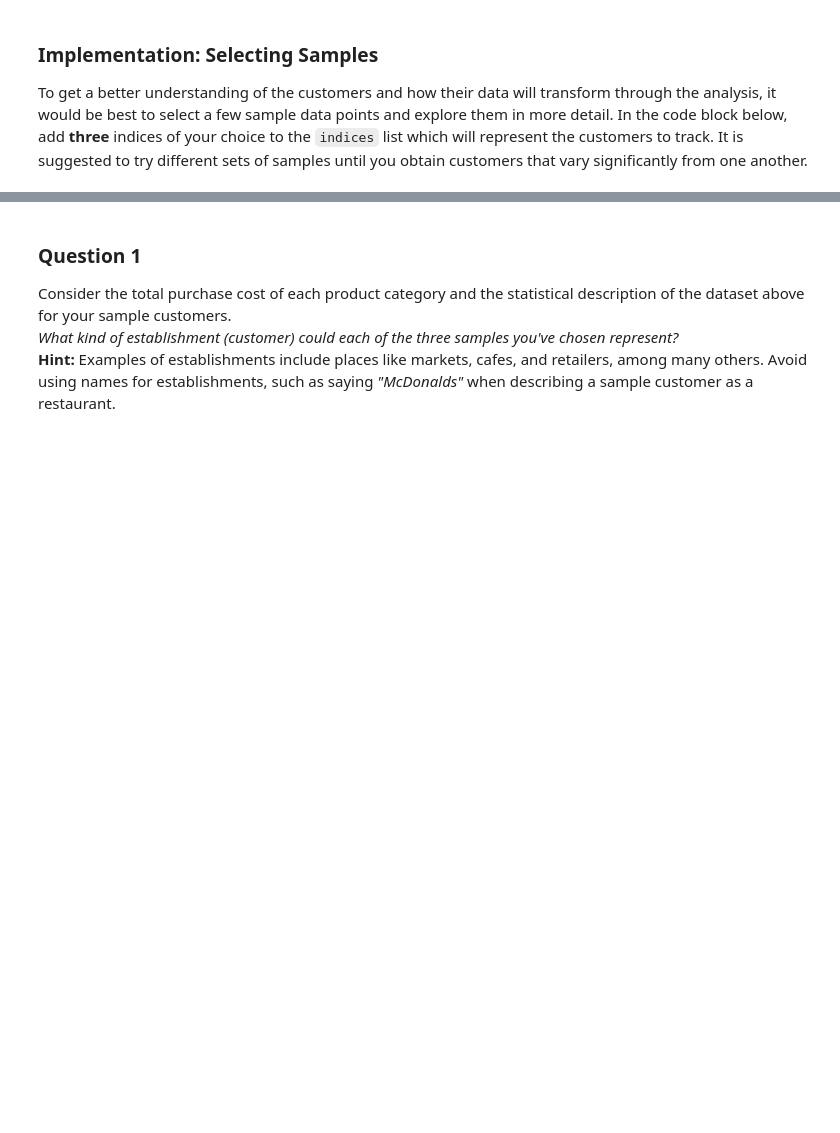
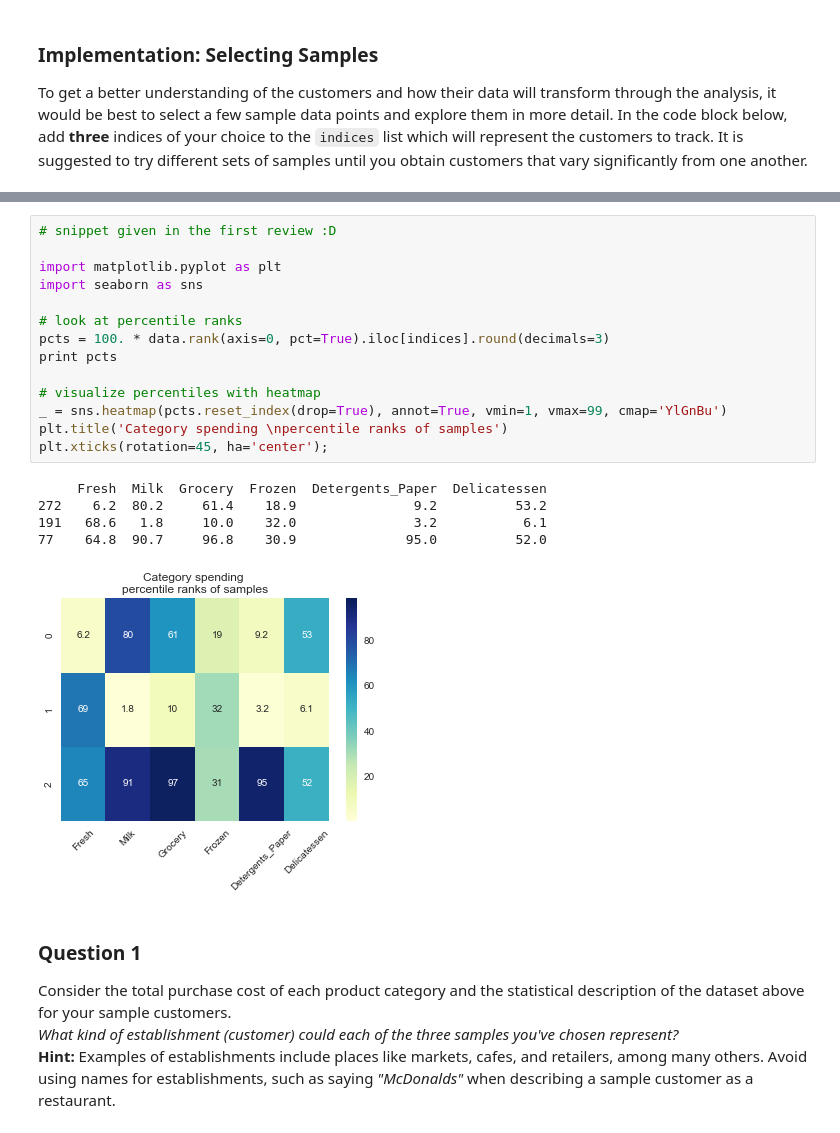
Before and after one commit to archelogos/ml-unsupervised-project, a Jupyter notebook: customer_segments.ipynb, the cells around one changed output, grey strips where cells are left out. Saved outputs shown, nothing was run; the diff lists cells and outputs as text; blank space fills up the shorter version.

```diff
--- a/customer_segments.ipynb
+++ b/customer_segments.ipynb
@@ -132,3 +132,23 @@ Sample '77':
+# %%
+# snippet given in the first review :D
+
+import matplotlib.pyplot as plt
+import seaborn as sns
+
+# look at percentile ranks
+pcts = 100. * data.rank(axis=0, pct=True).iloc[indices].round(decimals=3)
+print pcts
+
+# visualize percentiles with heatmap
+_ = sns.heatmap(pcts.reset_index(drop=True), annot=True, vmin=1, vmax=99, cmap='YlGnBu')
+plt.title('Category spending \npercentile ranks of samples')
+plt.xticks(rotation=45, ha='center');
+# %% [output]
+     Fresh  Milk  Grocery  Frozen  Detergents_Paper  Delicatessen
+272    6.2  80.2     61.4    18.9               9.2          53.2
+191   68.6   1.8     10.0    32.0               3.2           6.1
+77    64.8  90.7     96.8    30.9              95.0          52.0
+[figure, added]
 # %% [markdown]
 ### Question 1
 Consider the total purchase cost of each product category and the statistical description of the dataset above for your sample customers.
```
Also changed, not shown: parts of 15 cells of this notebook, 1 other file.
